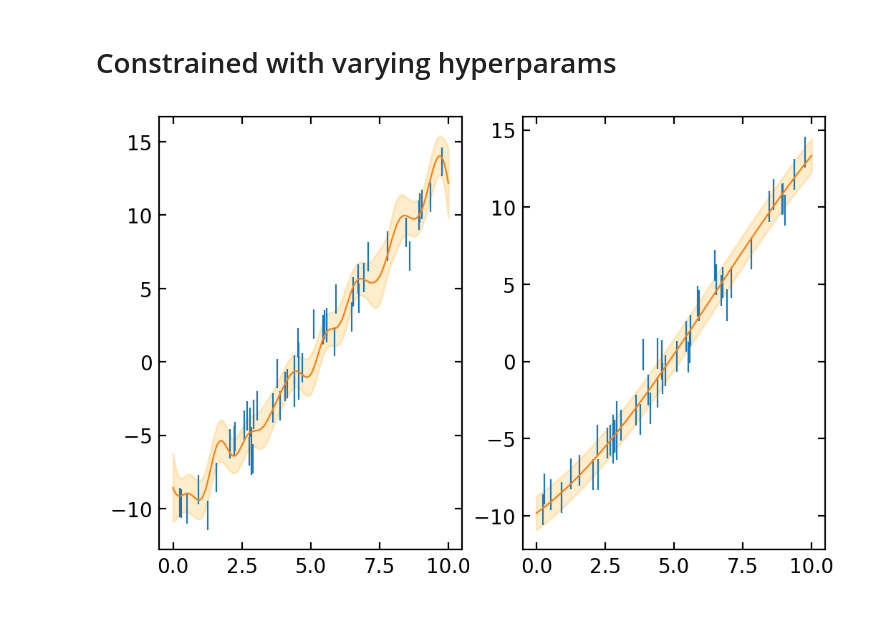
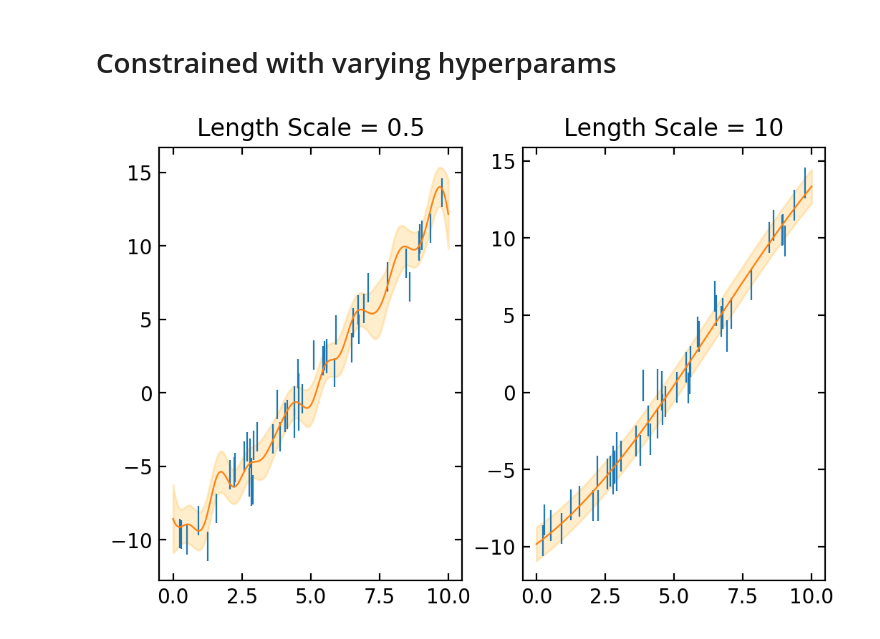
Before and after one commit to eniaxhakaj/phys_learning, a Jupyter notebook: gaussian_processes/Hyperparam_exploration.ipynb, the cells around one changed output. Cells and saved outputs as stored; diff of their text form; code cells hidden in the pictures.

Commit message:
with title

```diff
--- a/gaussian_processes/Hyperparam_exploration.ipynb
+++ b/gaussian_processes/Hyperparam_exploration.ipynb
@@ -71,24 +71,25 @@ for i, var in enumerate([3, 30]):
 # %%
 np.random.seed(3)
 x_max = 10
 errs = 1
 def f(x):
     tmp = 3*x - np.sqrt(x) - np.log(x) + np.random.normal(scale=errs, size=x.shape)
     return tmp - np.mean(tmp) # zero center
 
 _, axes = plt.subplots(1, 2)
 train_x = np.expand_dims(np.sort(np.random.random(size=50) * x_max), 1)
 
 # Now GP model on this
 for i, (var, ls) in enumerate([(30, 0.5), (30, 10)]):
     axes[i].errorbar(train_x, f(train_x), yerr=errs, ls="")
 
     k = GPy.kern.RBF(1, variance=var, lengthscale=ls)
     m = GPy.models.GPRegression(train_x, f(train_x), k)
 
     test_x = np.expand_dims(np.linspace(0, x_max, 2000), 1)
     test_y, var_test_y = m.predict(test_x)
     axes[i].plot(test_x, test_y)
     axes[i].fill_between(test_x.flatten(), (test_y - np.sqrt(var_test_y)).flatten(), (test_y + np.sqrt(var_test_y)).flatten(), color="orange", alpha=0.2)
+    axes[i].set(title="Length Scale = {}".format(ls))
 # %% [output]
-[figure, old version]
+[figure, new version]
```
